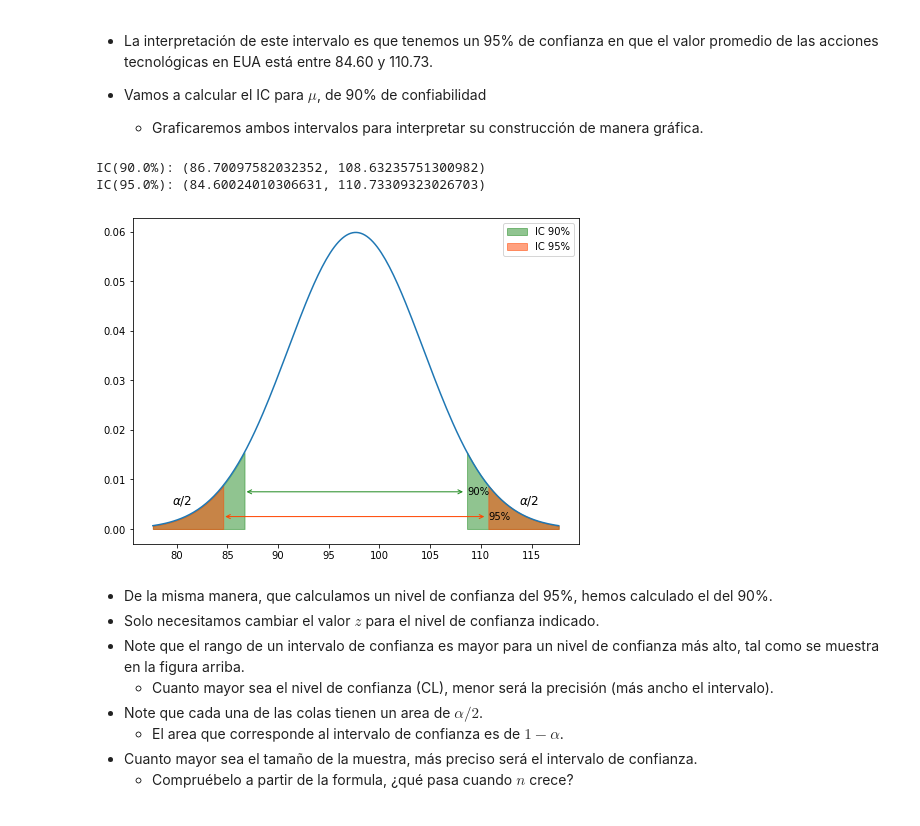
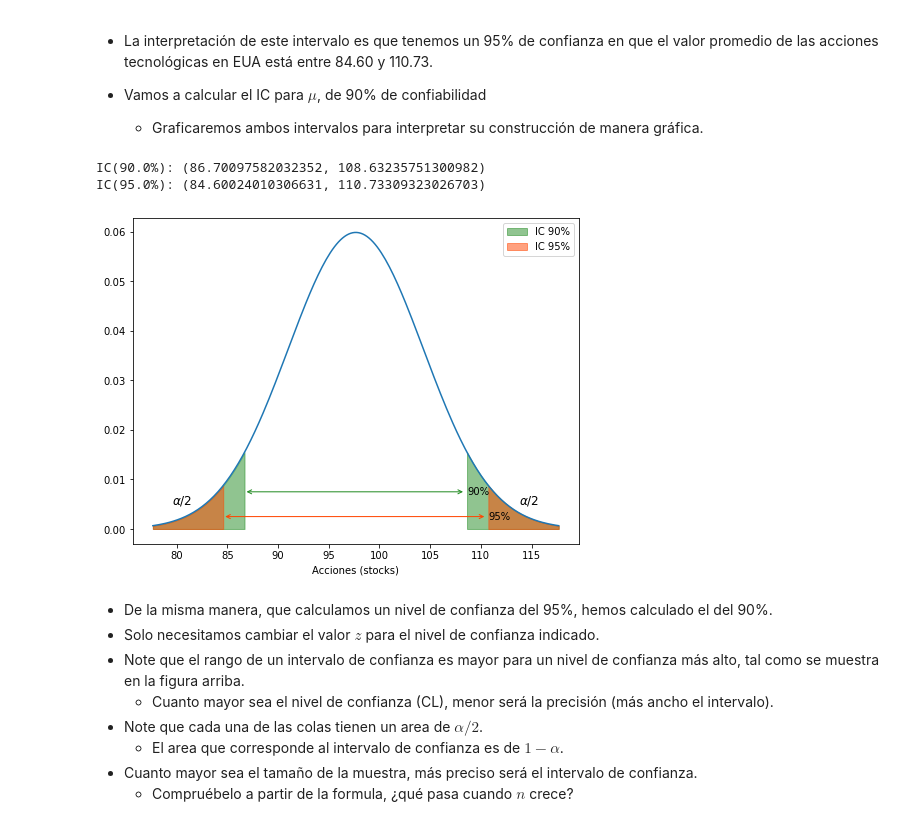
Before and after one commit to marsgr6/EN-online, a Jupyter notebook: statistical_inference.ipynb, the cells around one changed output. Drawn from its saved outputs; the diff is of its cells as text; code cells hidden in the pictures.

```diff
--- a/statistical_inference.ipynb
+++ b/statistical_inference.ipynb
@@ -662,34 +663,35 @@ x_left = np.linspace(media_muestral-3*se, IC90[0])
 plt.fill_between(x_left, norm.pdf(x_left, media_muestral, se), color='forestgreen', alpha=0.5)
 # sombreamos cola derecha para IC90
 x_right = np.linspace(IC90[1], media_muestral+3*se)
 plt.fill_between(x_right, norm.pdf(x_right, media_muestral, se),
                  color='forestgreen', alpha=0.5, label="IC 90%")
 plt.annotate("90%", xy=(IC90[0], 0.0075), xytext=(IC90[1], 0.0075),
              va="center", # alineado vertical
              arrowprops=dict(arrowstyle="<->", color="forestgreen"))
 
 # IC 95%
 alpha = 0.05  # # IC 95%
 IC95 = norm.interval(1-alpha, loc=muestra.mean(), scale=se)  # intervalo IC95
 print(r"IC("+str((1-alpha)*100)+"%):", IC95)
 
 # sombreamos cola izquierda para IC95
 x_left = np.linspace(media_muestral-3*se, IC95[0])
 plt.fill_between(x_left, norm.pdf(x_left, media_muestral, se), color='orangered', alpha=0.5)
 # sombreamos cola derecha para IC95
 x_right = np.linspace(IC95[1], media_muestral+3*se)
 plt.fill_between(x_right, norm.pdf(x_right, media_muestral, se),
                  color='orangered', alpha=0.5, label="IC 95%")
 plt.annotate("95%", xy=(IC95[0], 0.0025), xytext=(IC95[1], 0.0025),
              va="center", # alineado vertical
              arrowprops=dict(arrowstyle="<->", color ='orangered'))
 plt.text(IC95[0]-5, 0.005, r"$\alpha/2$", fontsize=12)
 plt.text(IC95[1]+3, 0.005, r"$\alpha/2$", fontsize=12)
+plt.xlabel("Acciones (stocks)")
 legend=plt.legend()
 # %% [output]
 IC(90.0%): (86.70097582032352, 108.63235751300982)
 IC(95.0%): (84.60024010306631, 110.73309323026703)
-[figure, old version]
+[figure, new version]
 # %% [markdown]
 - De la misma manera, que calculamos un nivel de confianza del 95%, hemos calculado el del 90%.
 - Solo necesitamos cambiar el valor $z$ para el nivel de confianza indicado.
```
Also changed, not shown: parts of 21 cells of this notebook, 2 other files.
